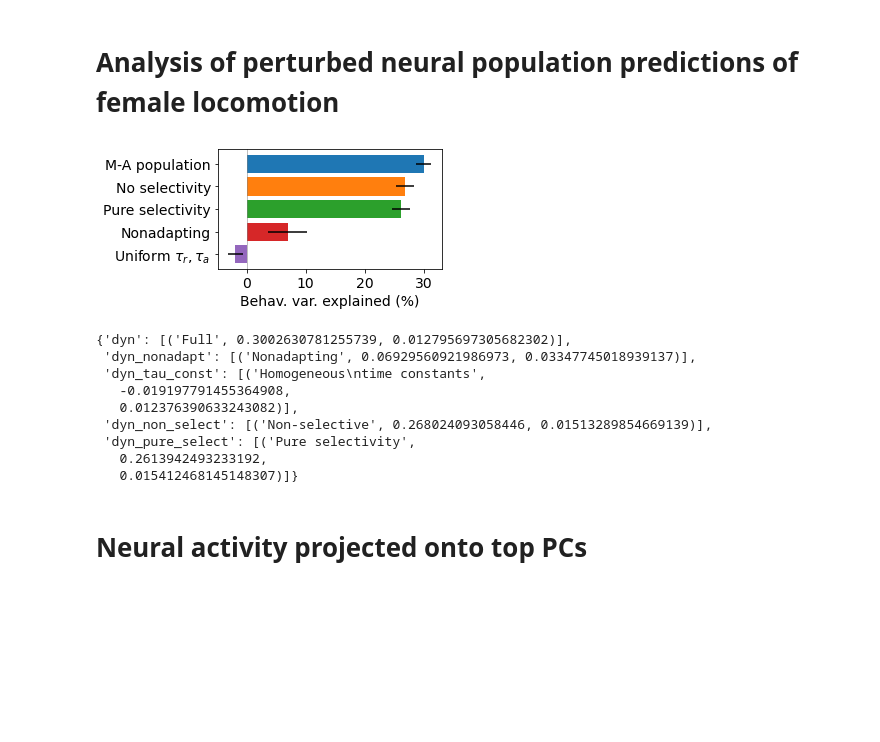
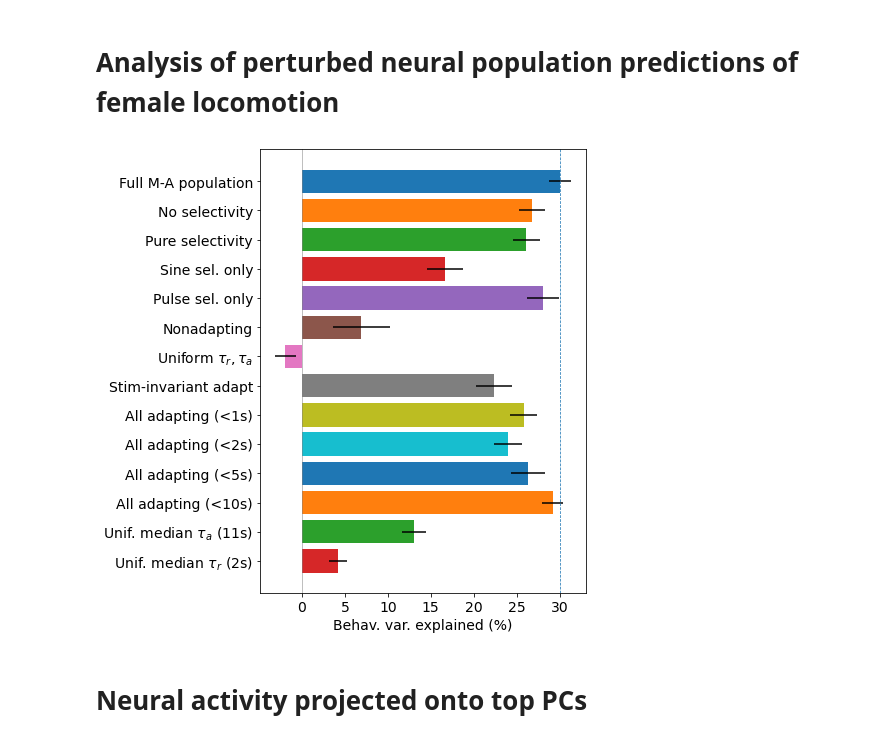
Before and after one commit to rkp8000/inferring-neural-codes, a Jupyter notebook: 6_A_compare_behav_predictions.ipynb, the cells around one changed output. Cells and saved outputs as stored; diff of their text form; code cells hidden in the pictures; blank space fills up the shorter version.

Commit message:
Add comparisons to more perturbed neural population slmns.

```diff
--- a/6_A_compare_behav_predictions.ipynb
+++ b/6_A_compare_behav_predictions.ipynb
@@ -152,5 +162,5 @@ for nrl_mdl in ['lin', 'ln', 'dyn']:
 # %%
-fig, axs = plt.subplots(1, 2, figsize=(9, .5*len(rslts[KBEHAVS[0]])), tight_layout=True, sharey=True)
+fig, axs = plt.subplots(1, 2, figsize=(11, .5*len(rslts[KBEHAVS[0]])), tight_layout=True, sharey=True)
 for kbehav, ax in zip(KBEHAVS, axs):
     for crslt, (key, r2, err) in enumerate(rslts[kbehav]):
         ax.barh([-crslt], [r2*100], xerr=[err*100])
@@ -162,6 +172,4 @@ for kbehav, ax in zip(KBEHAVS, axs):
     ax.axvline(0, color='gray', lw=.5)
     set_plot(ax, x_label='Behav. var. explained (%)', font_size=16)
     ax.set_title(kbehav, color='darkorange', fontweight='bold', fontsize=20)
-
-fig.savefig('cosyne_2022/ffv_fls_prediction_single_ppln.svg')
 # %% [output]
@@ -171,13 +179,28 @@ fig.savefig('cosyne_2022/ffv_fls_prediction_single_ppln.svg')
 # %%
 # KBHVS = ['dyn', 'dyn_non_select', 'dyn_pure_select', 'dyn_sine_select', 'dyn_pulse_select', 'dyn_nonadapt', 'dyn_tau_const', ]
 # KEYS = ['M-A population', 'Non-sel.', 'Pure sel.', 'Sine sel.', 'Pulse sel.', 'Nonadapting', r'Uniform $\tau_r, \tau_a$ ']
-KBHVS = ['dyn', 'dyn_non_select', 'dyn_pure_select', 'dyn_nonadapt', 'dyn_tau_const', ]
-KEYS = ['M-A population', 'No selectivity', 'Pure selectivity', 'Nonadapting', r'Uniform $\tau_r, \tau_a$ ']
-FOLDERS = ['neur_basic'] + (len(KBHVS) - 1)*['dyn_alt']
+KBHVS_KEYS = [
+    ('dyn', 'Full M-A population'),
+    ('dyn_non_select', 'No selectivity'),
+    ('dyn_pure_select', 'Pure selectivity'),
+    ('dyn_sine_select', 'Sine sel. only'),
+    ('dyn_pulse_select', 'Pulse sel. only'),
+    ('dyn_nonadapt', 'Nonadapting'),
+    ('dyn_tau_const', r'Uniform $\tau_r, \tau_a$'),
+    ('dyn_sia', 'Stim-invariant adapt'),
+    ('dyn_alladapt_1', 'All adapting (<1s)'),
+    ('dyn_alladapt_2', 'All adapting (<2s)'),
+    ('dyn_alladapt_5', 'All adapting (<5s)'),
+    ('dyn_alladapt_10', 'All adapting (<10s)'),
+#     ('dyn_fixed_adapt_1', r'Fixed $\tau_a$ (1s)'),
+    ('dyn_med_tau_a', r'Unif. median $\tau_a$ (11s)'),
+    ('dyn_med_tau_r', r'Unif. median $\tau_r$ (2s)'),
+]
+FOLDERS = ['neur_basic'] + (len(KBHVS_KEYS) - 1)*['dyn_alt']
 
 rslts = []
 
-for kbhv, folder, key in zip(KBHVS, FOLDERS, KEYS):
+for (kbhv, key), folder in zip(KBHVS_KEYS, FOLDERS):
     fit_data = np.load(f'data/simple/mlv/{folder}/baker_{kbhv}_nm91_zh23_ffv_mn_60_ridge_alpha_10.npy', allow_pickle=True)[0]
 
     nsplit = len(fit_data['r2_test']['FFV_MN_60'])
@@ -187,31 +210,18 @@ for kbhv, folder, key in zip(KBHVS, FOLDERS, KEYS):
 
     rslts.append((key, r2, err))
 # %%
-fig, ax = plt.subplots(1, 1, figsize=(5, .5*len(rslts)), tight_layout=True, sharey=True)
+fig, ax = plt.subplots(1, 1, figsize=(7, .5*len(rslts)), tight_layout=True, sharey=True)
 for crslt, (key, r2, err) in enumerate(rslts):
     ax.barh([-crslt], [r2*100], xerr=[err*100])
 
+ax.axvline(100*rslts[0][1], ls='--', lw=.75)
 ax.set_yticks(-np.arange(len(rslts)))
 ax.set_yticklabels([rslt[0] for rslt in rslts])
 
 ax.axvline(0, color='gray', lw=.5)
 set_plot(ax, x_label='Behav. var. explained (%)', font_size=14)
-
-fig.savefig('cosyne_2022/ffv_fls_prediction_alt_ppln.svg')
 # %% [output]
-[figure, old version]
+[figure, new version]
-# %%
-rslts
-# %% [output]
-{'dyn': [('Full', 0.3002630781255739, 0.012795697305682302)],
- 'dyn_nonadapt': [('Nonadapting', 0.06929560921986973, 0.03347745018939137)],
- 'dyn_tau_const': [('Homogeneous\ntime constants',
-   -0.019197791455364908,
-   0.012376390633243082)],
- 'dyn_non_select': [('Non-selective', 0.268024093058446, 0.01513289854669139)],
- 'dyn_pure_select': [('Pure selectivity',
-   0.2613942493233192,
-   0.015412468145148307)]}
 # %% [markdown]
 # Neural activity projected onto top PCs
 # %%
```
Also changed, not shown: parts of 2 cells of this notebook.
